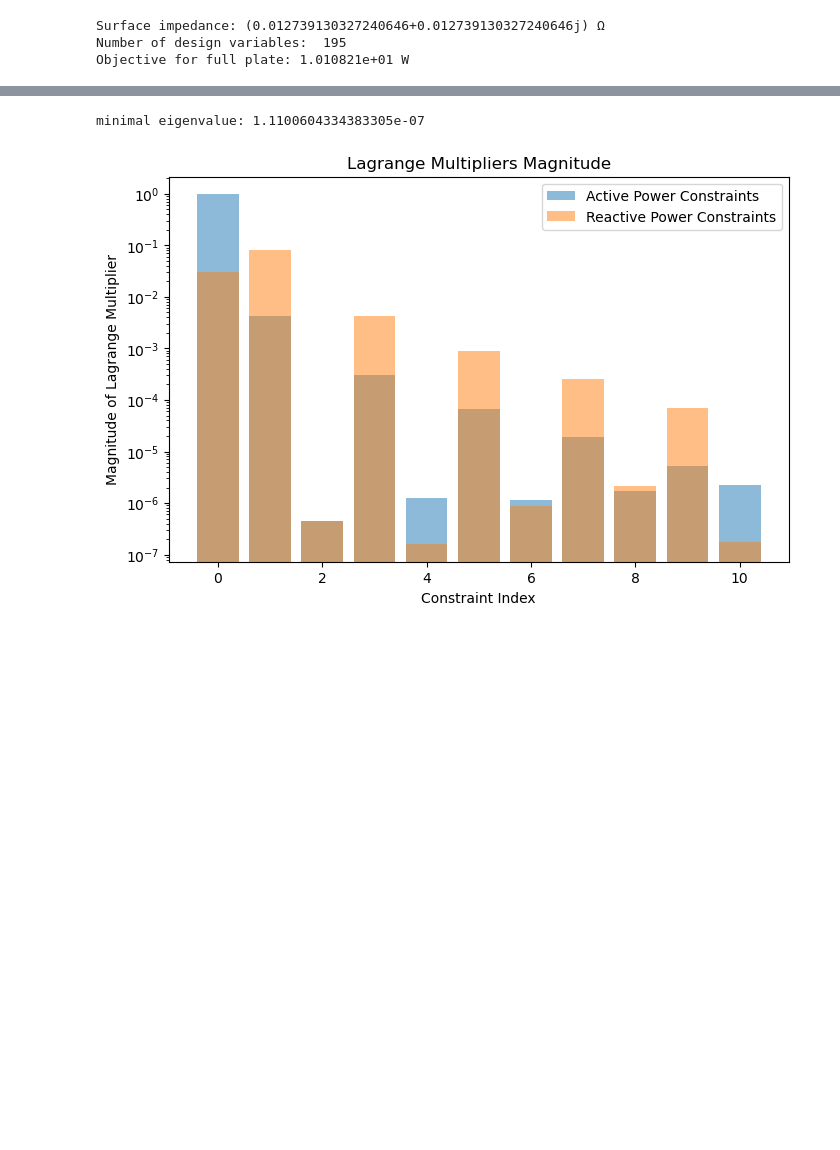
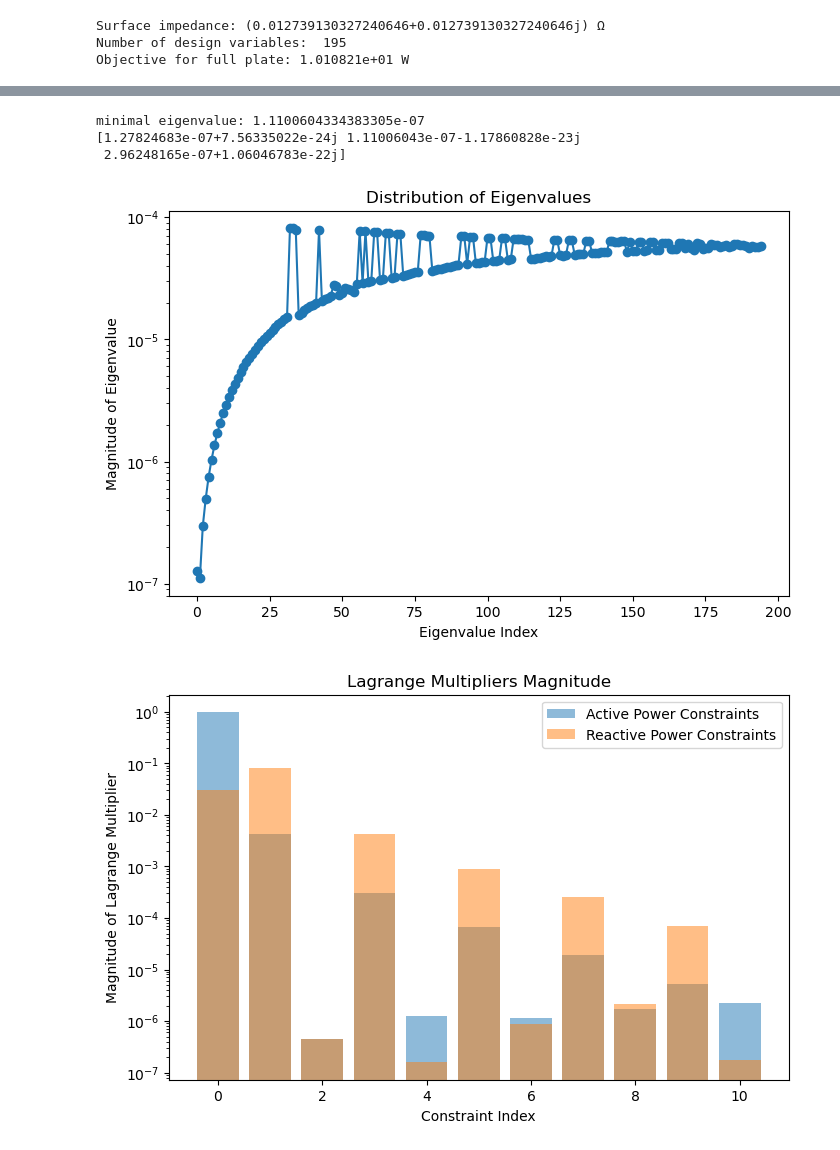
Before and after one commit to liskaja8/dolphindes, a Jupyter notebook: examples/limits/structuralModes.ipynb, the cells around one changed output, grey strips where cells are left out. Cells and saved outputs as stored; diff of their text form; code cells hidden in the pictures; blank space fills up the shorter version.

Commit message:
Preconditioner in structural modes.

```diff
--- a/examples/limits/structuralModes.ipynb
+++ b/examples/limits/structuralModes.ipynb
@@ -194,8 +191,11 @@ opt_params = OptimizationHyperparameters(opttol=1e-7,
     break_iter_period=5,
     verbose=0)
 nP = 2
+nModes = 10
+dual_vals = [result[0]]
+min_eigenvalues = [mineigenval]
 
-for iMode in range(10):
+for iMode in range(nModes):
     nP += 2
 
     # Plist.append(sp.diags(np.abs(Urwg[:,iMode])))
@@ -216,6 +216,33 @@ for iMode in range(10):
     t1 = time.time()
 
     result = QCQP.solve_current_dual_problem(method = 'bfgs', init_lags = lags_init, opt_params = opt_params)
-    print(f"mode: {iMode+1}, bound: {result[0]:.8e}, time: {time.time()-t1}s")
+
+    lags = QCQP.current_lags
+    totalA = QCQP._get_total_A(lags)
+    eigenvals, eigenvecs = np.linalg.eig(totalA)
+    mineigenval = np.min(np.real(eigenvals))
+
+    dual_vals.append(result[0])
+    min_eigenvalues.append(mineigenval)
+
+    print(f"mode: {iMode+1}, bound: {result[0]:.8e}, min eigenvalue: {mineigenval:.2e}, time: {time.time()-t1}s")
+
+# plot dual values and minimum eigenvalues
+import matplotlib.pyplot as plt
+plt.figure(figsize=(10, 5))
+plt.subplot(1, 2, 1)
+plt.plot(range(nModes+1), dual_vals, marker='o')
+plt.title('Dual Values')
+plt.xlabel('Mode Index')
+plt.ylabel('Dual Value')
+plt.grid()
+plt.subplot(1, 2, 2)
+plt.plot(range(nModes+1), min_eigenvalues, marker='o', color='orange')
+plt.title('Minimum Eigenvalues')
+plt.xlabel('Mode Index')
+plt.ylabel('Minimum Eigenvalue')
+plt.grid()
+plt.tight_layout()
+plt.show()
 # %% [output]
 Precomputed 4 A matrices and Fs vectors.
@@ -241,25 +269,37 @@ mode: 10, bound: 1.01082146e+01, time: 0.43924474716186523s
 # %%
 # Now let's check again for PSD of A. We don't expect the constraints to hold or to have strong duality
 lags = QCQP.current_lags
 totalA = QCQP._get_total_A(lags)
 eigenvals, eigenvecs = np.linalg.eig(totalA)
 print(f"minimal eigenvalue: {np.min(np.real(eigenvals))}")
+print(f"{eigenvals[0:3]}")
+
+# plot logscale real(eigenvals)
+import matplotlib.pyplot as plt
+plt.figure(figsize=(8, 5))
+plt.semilogy(np.arange(len(np.real(eigenvals))), np.real(eigenvals), 'o-')
+plt.xlabel('Eigenvalue Index')
+plt.ylabel('Magnitude of Eigenvalue')
+plt.title('Distribution of Eigenvalues')
+plt.show()
 
 lagsR = lags[0::2]
 lagsI = lags[1::2]
 
 # plot logscale abs(lags)
-import matplotlib.pyplot as plt
 plt.figure(figsize=(8, 5))
 plt.bar(np.arange(len(lagsR)), np.abs(lagsR), alpha=0.5, label='Active Power Constraints')
 plt.bar(np.arange(len(lagsI)), np.abs(lagsI), alpha=0.5, label='Reactive Power Constraints')
 plt.xlabel('Constraint Index')
 plt.ylabel('Magnitude of Lagrange Multiplier')
 plt.title('Lagrange Multipliers Magnitude')
 plt.yscale('log')
 plt.legend()
 plt.show()
 # %% [output]
 minimal eigenvalue: 1.1100604334383305e-07
+[1.27824683e-07+7.56335022e-24j 1.11006043e-07-1.17860828e-23j
+ 2.96248165e-07+1.06046783e-22j]
-[figure, old version]
+[figure, new version]
+[figure, added]
 # %%
```
Also changed, not shown: parts of 8 cells of this notebook.
